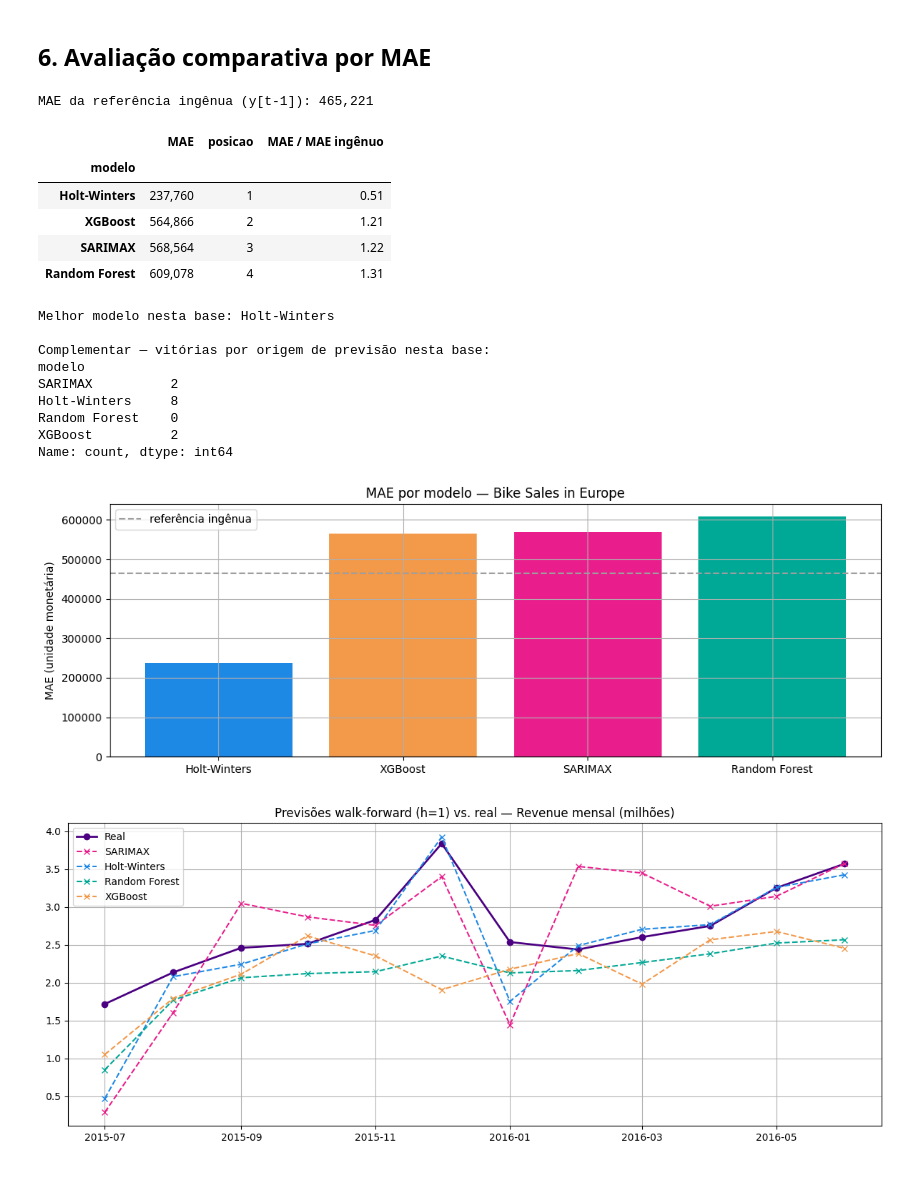
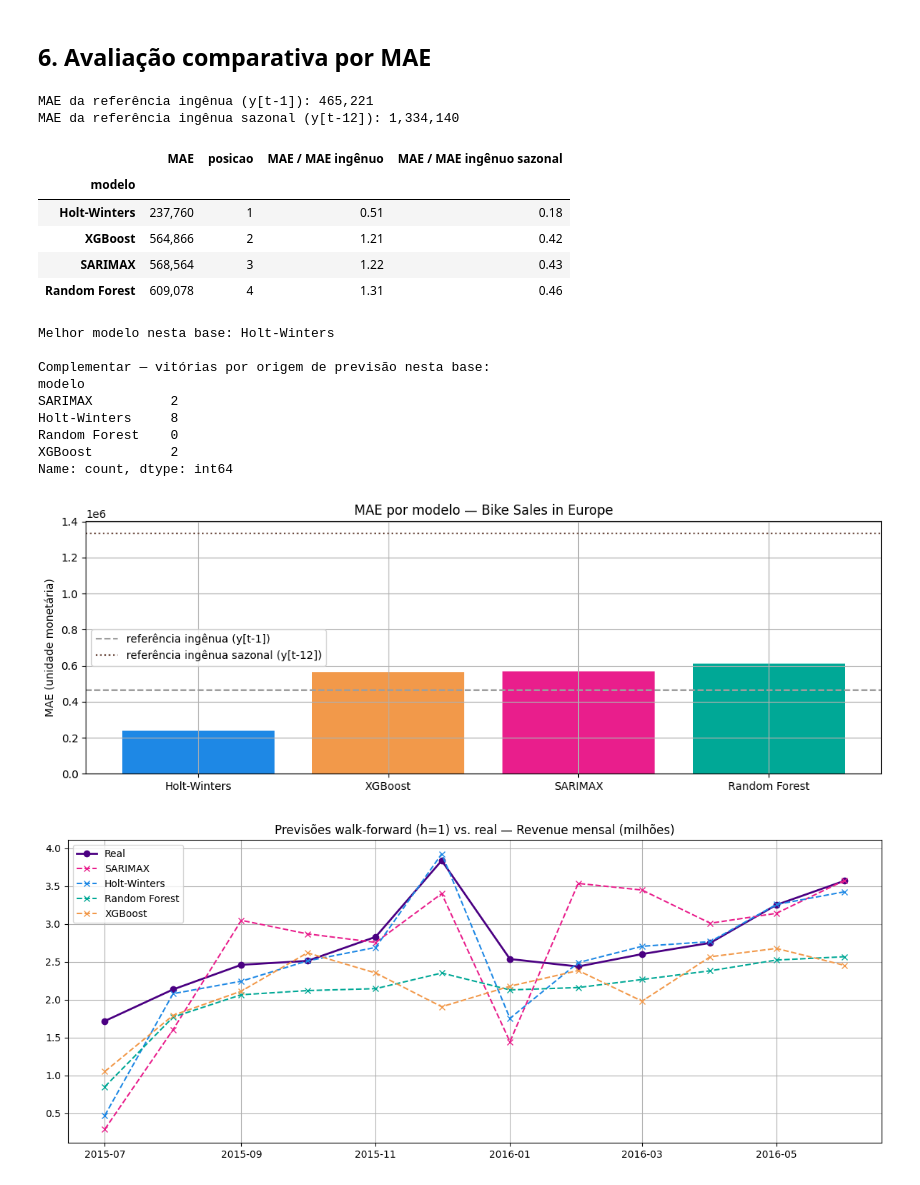
Before and after one commit to KarinaShimoiizaka/Modelagem-Comparativa-de-Series-Temporais, a Jupyter notebook: bicicletas/Grupo1_Bike_Sales_Series_Temporais_corrigido.ipynb, the cells around one changed output. Drawn from its saved outputs; the diff is of its cells as text; code cells hidden in the pictures.

```diff
--- a/bicicletas/Grupo1_Bike_Sales_Series_Temporais_corrigido.ipynb
+++ b/bicicletas/Grupo1_Bike_Sales_Series_Temporais_corrigido.ipynb
@@ -69,6 +42,7 @@ PALETTE = {
     "Random Forest": "#00A896",
     "XGBoost": "#F2994A",
     "Ingênuo": "#9E9E9E",
+    "Ingênuo sazonal": "#6D4C41",
 }
 
 GRUPO = 1
@@ -525,7 +502,13 @@ def mae_walk_forward(prever, origens):
 def prever_ingenuo(t):
     return Y[t - 1]
 
+M_SAZONAL = 12   # ciclo anual de uma série mensal
+
+def prever_ingenuo_sazonal(t):
+    return Y[t - M_SAZONAL]   # mesmo mês do ano anterior
+
 print(f"\nReferência ingênua (y[t-1]) — MAE validação: {mae_walk_forward(prever_ingenuo, ORIGENS_VAL) * ESCALA:,.0f}")
+print(f"Referência ingênua sazonal (y[t-{M_SAZONAL}]) — MAE validação: {mae_walk_forward(prever_ingenuo_sazonal, ORIGENS_VAL) * ESCALA:,.0f}")
 # %% [output]
 Treino inicial: 2011-01-01 a 2013-12-01 (36 meses)
 Validação (12 origens): 2014-01, 2014-02, 2014-03, 2014-04, 2014-05, 2014-06, 2015-01, 2015-02, 2015-03, 2015-04, 2015-05, 2015-06
@@ -940,6 +927,7 @@ PREVISORES = {
     "Random Forest": (lambda t: prever_arvore(t, lambda: fabrica_rf(MELHOR_RF["params"]), MELHOR_RF["modo"]), str(MELHOR_RF)),
     "XGBoost": (lambda t: prever_arvore(t, lambda: fabrica_xgb(MELHOR_XGB["params"]), MELHOR_XGB["modo"]), str(MELHOR_XGB)),
     "Ingênuo": (prever_ingenuo, "y[t-1]"),
+    "Ingênuo sazonal": (prever_ingenuo_sazonal, f"y[t-{M_SAZONAL}]"),
 }
 
 registro = []
@@ -984,50 +973,55 @@ resultados.head(10)
 # 12. MAE por modelo, posição na base e arquivo para consolidação entre bases
 mae_modelos = resultados.groupby("modelo")["erro_abs"].mean()
 mae_ingenuo = mae_modelos["Ingênuo"]
+mae_ingenuo_sazonal = mae_modelos["Ingênuo sazonal"]
 
 tabela_mae = mae_modelos.loc[MODELOS].sort_values().to_frame("MAE")
 tabela_mae["posicao"] = np.arange(1, len(tabela_mae) + 1)
 tabela_mae["MAE / MAE ingênuo"] = tabela_mae["MAE"] / mae_ingenuo
-print(f"MAE da referência ingênua (y[t-1]): {mae_ingenuo:,.0f}\n")
-display(tabela_mae.style.format({"MAE": "{:,.0f}", "MAE / MAE ingênuo": "{:.2f}"}))
+tabela_mae["MAE / MAE ingênuo sazonal"] = tabela_mae["MAE"] / mae_ingenuo_sazonal
+print(f"MAE da referência ingênua (y[t-1]): {mae_ingenuo:,.0f}")
+print(f"MAE da referência ingênua sazonal (y[t-{M_SAZONAL}]): {mae_ingenuo_sazonal:,.0f}\n")
+display(tabela_mae.style.format({"MAE": "{:,.0f}", "MAE / MAE ingênuo": "{:.2f}", "MAE / MAE ingênuo sazonal": "{:.2f}"}))
 
 melhor_modelo = tabela_mae.index[0]
 print(f"Melhor modelo nesta base: {melhor_modelo}")
 
 # arquivo no formato da consolidação das 5 bases (vitórias e posição média são calculadas ENTRE bases)
 (tabela_mae.reset_index().rename(columns={"index": "modelo"})
            .assign(base=BASE_NOME, grupo=GRUPO)[["grupo", "base", "modelo", "MAE", "posicao"]]
            .to_csv("mae_bike_sales.csv", index=False))
 
 # complementar: vitórias por origem dentro desta base (não substitui a contagem entre bases)
 r4 = resultados[resultados["modelo"].isin(MODELOS)].copy()
 r4["rank_origem"] = r4.groupby("data")["erro_abs"].rank(method="min")
 print("\nComplementar — vitórias por origem de previsão nesta base:")
 print(r4[r4["rank_origem"] == 1]["modelo"].value_counts().reindex(MODELOS, fill_value=0))
 
 fig, ax = plt.subplots()
 ax.bar(tabela_mae.index, tabela_mae["MAE"], color=[PALETTE[m] for m in tabela_mae.index])
-ax.axhline(mae_ingenuo, color=PALETTE["Ingênuo"], linestyle="--", label="referência ingênua")
+ax.axhline(mae_ingenuo, color=PALETTE["Ingênuo"], linestyle="--", label="referência ingênua (y[t-1])")
+ax.axhline(mae_ingenuo_sazonal, color=PALETTE["Ingênuo sazonal"], linestyle=":", label=f"referência ingênua sazonal (y[t-{M_SAZONAL}])")
 ax.set_title(f"MAE por modelo — {BASE_NOME}"); ax.set_ylabel("MAE (unidade monetária)"); ax.legend()
 plt.tight_layout(); plt.show()
 # %% [output]
 MAE da referência ingênua (y[t-1]): 465,221
+MAE da referência ingênua sazonal (y[t-12]): 1,334,140
-|  | MAE | posicao | MAE / MAE ingênuo |
-| modelo |  |  |  |
-| Holt-Winters | 237,760 | 1 | 0.51 |
-| XGBoost | 564,866 | 2 | 1.21 |
-| SARIMAX | 568,564 | 3 | 1.22 |
-| Random Forest | 609,078 | 4 | 1.31 |
+|  | MAE | posicao | MAE / MAE ingênuo | MAE / MAE ingênuo sazonal |
+| modelo |  |  |  |  |
+| Holt-Winters | 237,760 | 1 | 0.51 | 0.18 |
+| XGBoost | 564,866 | 2 | 1.21 | 0.42 |
+| SARIMAX | 568,564 | 3 | 1.22 | 0.43 |
+| Random Forest | 609,078 | 4 | 1.31 | 0.46 |
 Melhor modelo nesta base: Holt-Winters
 
 Complementar — vitórias por origem de previsão nesta base:
 modelo
 SARIMAX          2
 Holt-Winters     8
 Random Forest    0
 XGBoost          2
 Name: count, dtype: int64
-[figure, old version]
+[figure, new version]
 # %%
 # 12.1 Previsões vs. real no bloco de teste
 fig, ax = plt.subplots(figsize=(12, 5))
```
Also changed, not shown: parts of 15 cells of this notebook, 18 other files.
